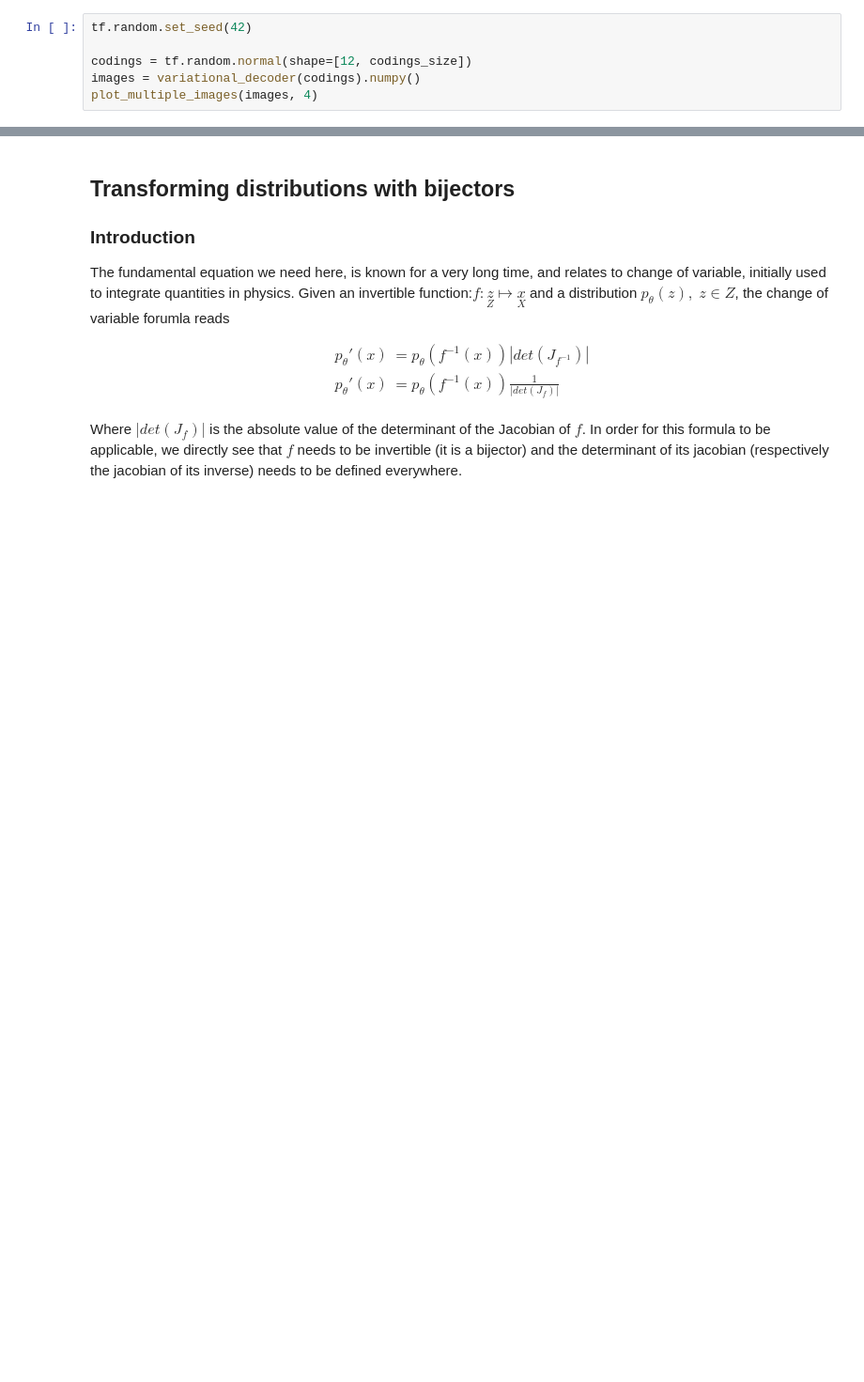
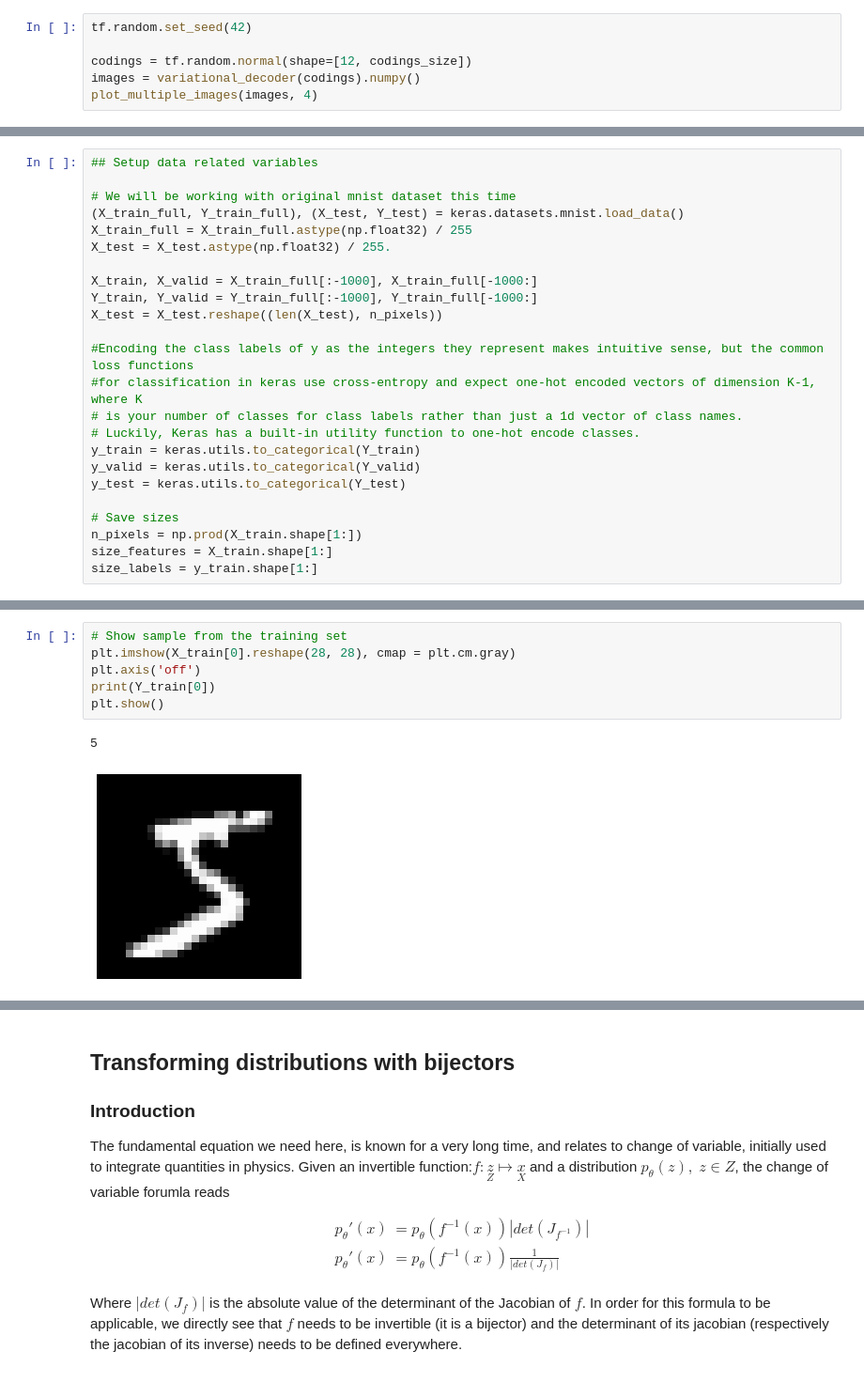
Before and after one commit to gnthibault/Optimisation-Python, a Jupyter notebook: NormalizingFlows.ipynb, the cells around one changed output, grey strips where cells are left out. Shown at 94% size. Saved outputs shown, nothing was run; the diff lists cells and outputs as text; blank space fills up the shorter version.

```diff
--- a/NormalizingFlows.ipynb
+++ b/NormalizingFlows.ipynb
@@ -1203,0 +1212,24 @@ plot_multiple_images(images, 4)
+# %%
+## Setup data related variables
+
+# We will be working with original mnist dataset this time
+(X_train_full, Y_train_full), (X_test, Y_test) = keras.datasets.mnist.load_data()
+X_train_full = X_train_full.astype(np.float32) / 255
+X_test = X_test.astype(np.float32) / 255.
+
+X_train, X_valid = X_train_full[:-1000], X_train_full[-1000:]
+Y_train, Y_valid = Y_train_full[:-1000], Y_train_full[-1000:]
+X_test = X_test.reshape((len(X_test), n_pixels))
+
+#Encoding the class labels of y as the integers they represent makes intuitive sense, but the common loss functions
+#for classification in keras use cross-entropy and expect one-hot encoded vectors of dimension K-1, where K
+# is your number of classes for class labels rather than just a 1d vector of class names.
+# Luckily, Keras has a built-in utility function to one-hot encode classes.
+y_train = keras.utils.to_categorical(Y_train)
+y_valid = keras.utils.to_categorical(Y_valid)
+y_test = keras.utils.to_categorical(Y_test)
+
+# Save sizes
+n_pixels = np.prod(X_train.shape[1:])
+size_features = X_train.shape[1:]
+size_labels = y_train.shape[1:]
@@ -1203,0 +1315,9 @@ plot_multiple_images(images, 4)
+# %%
+# Show sample from the training set
+plt.imshow(X_train[0].reshape(28, 28), cmap = plt.cm.gray)
+plt.axis('off')
+print(Y_train[0])
+plt.show()
+# %% [output]
+5
+[figure, added]
```
Also changed, not shown: parts of 19 cells of this notebook, 3 other files.
